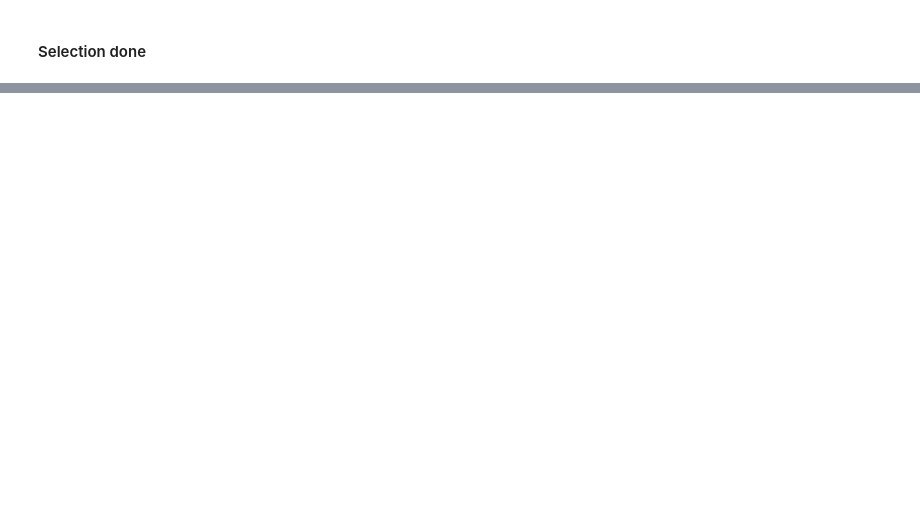
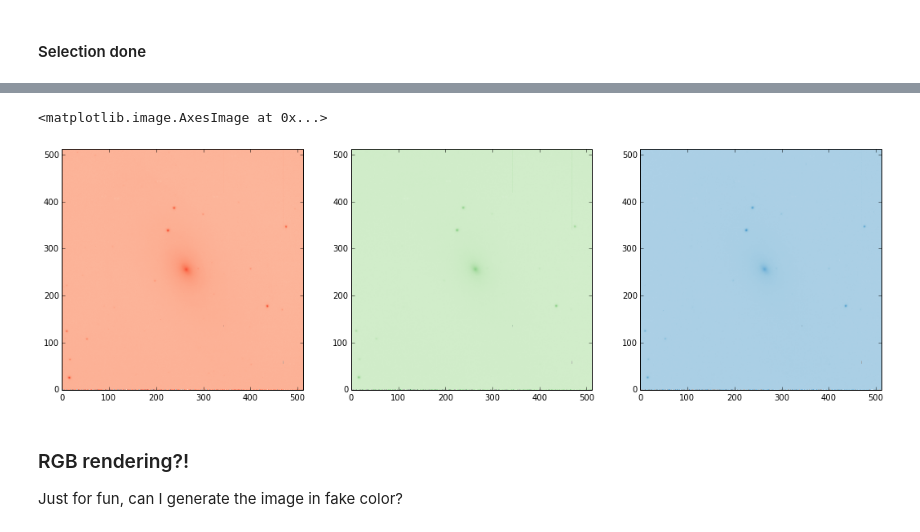
Before and after one commit to Mipanox/PHYS301, a Jupyter notebook: Lab1.1/lab1_1.ipynb, the cells around one changed output, grey strips where cells are left out. Saved outputs shown, nothing was run; the diff lists cells and outputs as text; code cells hidden in the pictures; blank space fills up the shorter version.

```diff
--- a/Lab1.1/lab1_1.ipynb
+++ b/Lab1.1/lab1_1.ipynb
@@ -248,0 +211,5 @@ flathdu=
+# %%
+finaldark=AverageDark(darkfilelist,finalbias)
+
+print 'Dark Current Image Created'
+#print finaldark.shape
@@ -248,0 +247,12 @@ flathdu=
+# %%
+rawdata_R = pyfits.open(sciencefile[0])[0]
+rawdata_G = pyfits.open(sciencefile[1])[0]
+rawdata_B = pyfits.open(sciencefile[2])[0]
+# %%
+finalimage_R = ScienceExposure(rawdata_R,finalbias,finaldark,finalflat)
+finalimage_G = ScienceExposure(rawdata_G,finalbias,finaldark,finalflat)
+finalimage_B = ScienceExposure(rawdata_B,finalbias,finaldark,finalflat)
+
+sciheader_R = rawdata_R.header
+sciheader_G = rawdata_R.header
+sciheader_B = rawdata_R.header
@@ -248,0 +264,11 @@ flathdu=
+# %%
+plt.figure(figsize=(18,12))
+plt.subplot(131); plt.imshow(finalimage_R, origin='lower', cmap='Reds',norm=LogNorm())
+plt.subplot(132); plt.imshow(finalimage_G, origin='lower', cmap='Greens',norm=LogNorm())
+plt.subplot(133); plt.imshow(finalimage_B, origin='lower', cmap='Blues',norm=LogNorm())
+# %% [output]
+<matplotlib.image.AxesImage at 0x...>
+[figure, added]
+# %% [markdown]
+### RGB rendering?!
+Just for fun, can I generate the image in fake color?
```
Also changed, not shown: parts of 29 cells of this notebook, 8 other files.
